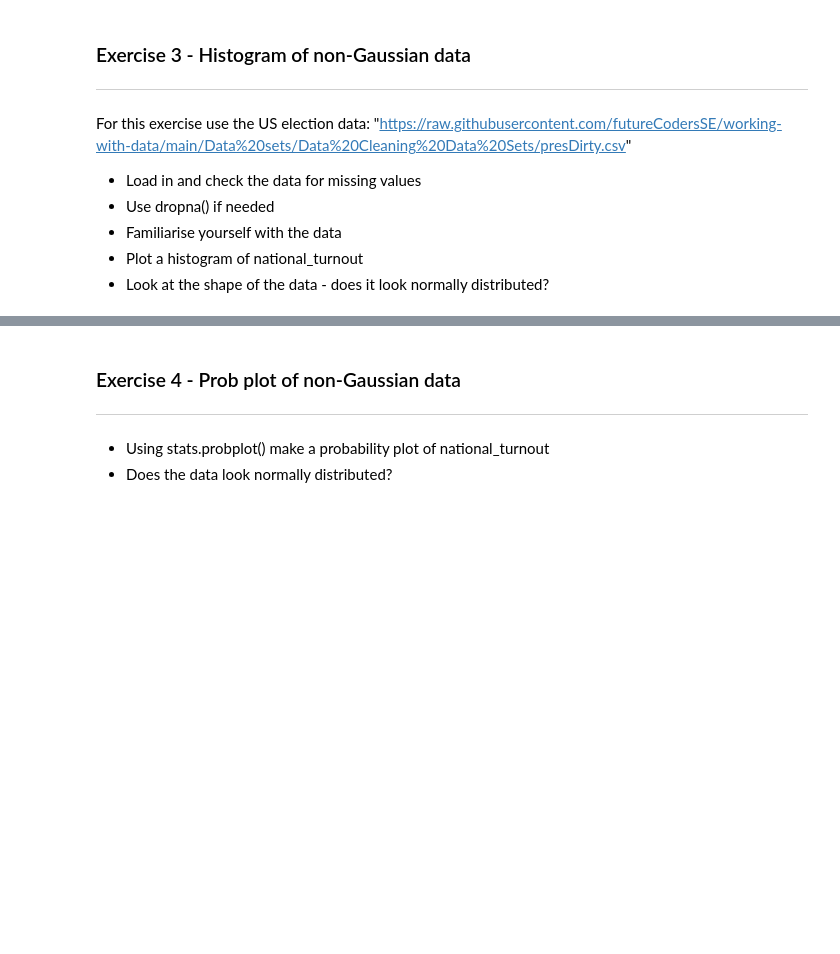
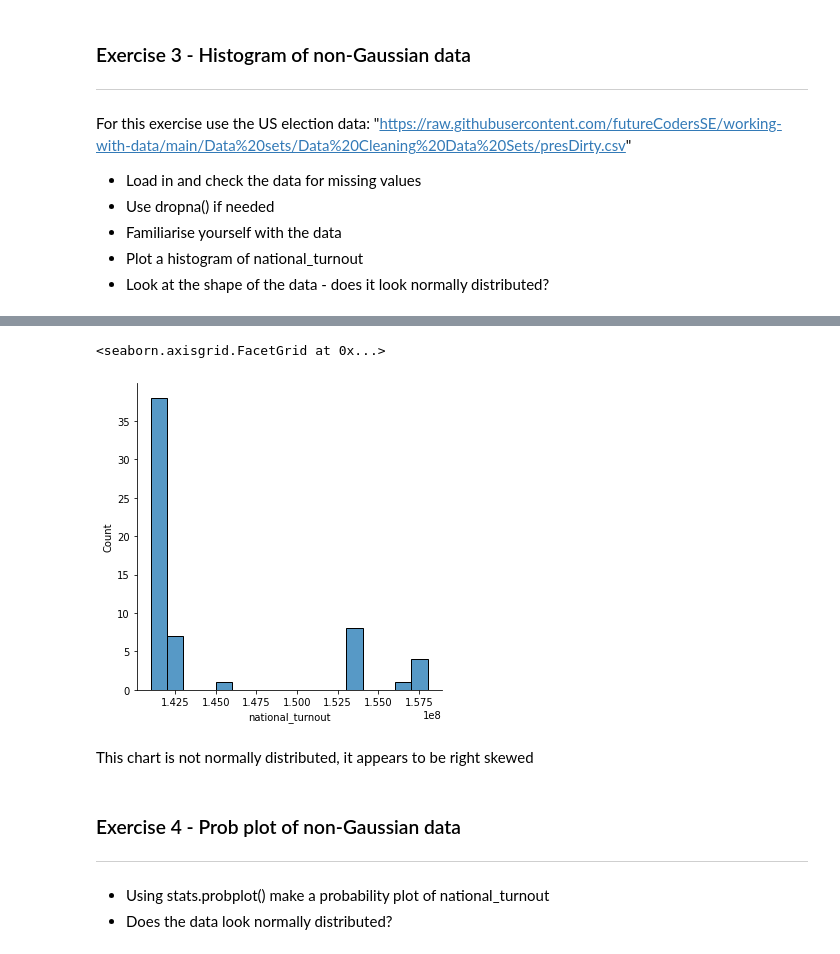
Before and after one commit to Jojomaque/Portfolio, a Jupyter notebook: Jojo_Testing_for_normality.ipynb, the cells around one changed output, grey strips where cells are left out. Cells and saved outputs as stored; diff of their text form; code cells hidden in the pictures; blank space fills up the shorter version.

```diff
--- a/Jojo_Testing_for_normality.ipynb
+++ b/Jojo_Testing_for_normality.ipynb
@@ -131,3 +131,7 @@ For this exercise use the US election data: "https://raw.githubusercontent.com/f
 * Familiarise yourself with the data
 * Plot a histogram of national_turnout
 * Look at the shape of the data - does it look normally distributed?
+# %%
+import pandas as pd
+df = pd.read_csv("https://raw.githubusercontent.com/futureCodersSE/working-with-data/main/Data%20sets/Data%20Cleaning%20Data%20Sets/presDirty.csv")
+display(df.head())
@@ -133,0 +165,4 @@ For this exercise use the US election data: "https://raw.githubusercontent.com/f
+# %%
+df.drop(columns=['national_voteshare_3rd_lo'], inplace=True)
+df.dropna(subset=['national_turnout'], inplace=True)
+df.info()
@@ -134,3 +187,14 @@ For this exercise use the US election data: "https://raw.githubusercontent.com/f
+# %%
+import matplotlib.pyplot as plt
+import seaborn as sns
+import numpy as np
+
+sns.displot(x='national_turnout', data = df)
+# %% [output]
+<seaborn.axisgrid.FacetGrid at 0x...>
+[figure, added]
+# %% [markdown]
+This chart is not normally distributed, it appears to be right skewed
 # %% [markdown]
 ### Exercise 4 - Prob plot of non-Gaussian data
 ---
```
Also changed, not shown: parts of 5 cells of this notebook.
